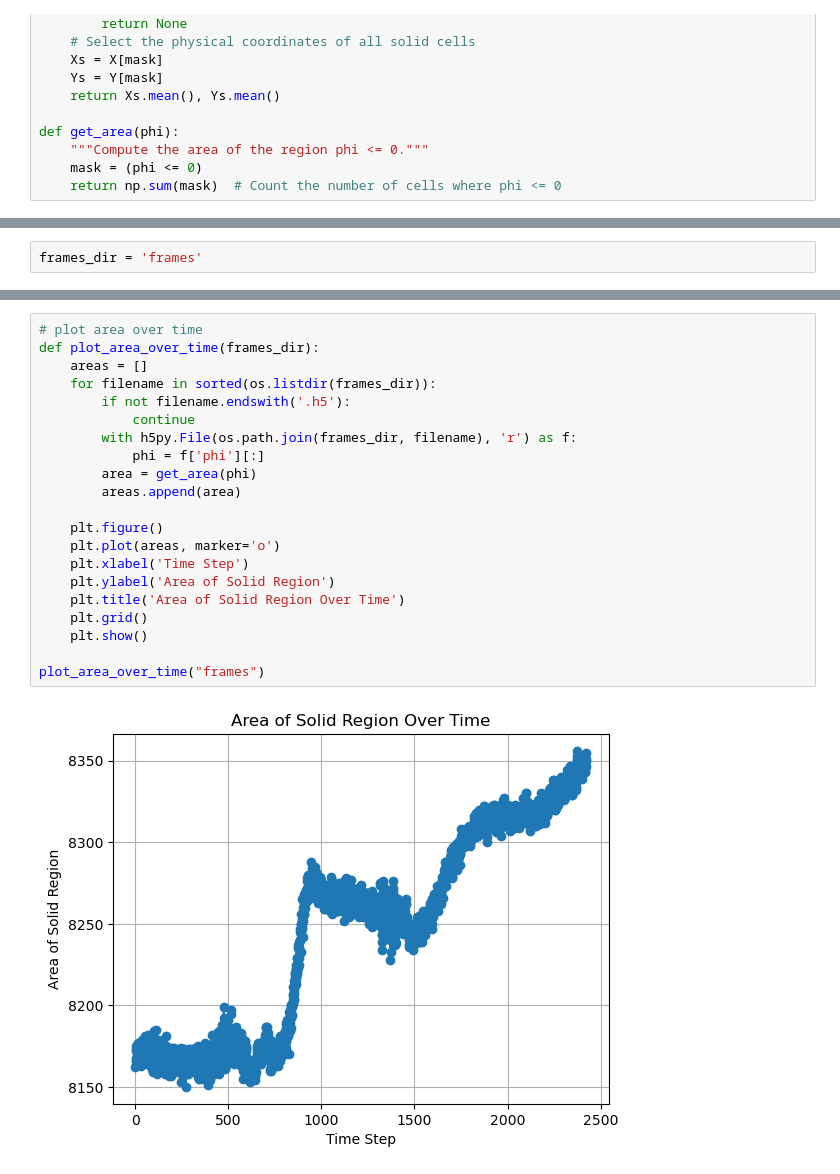
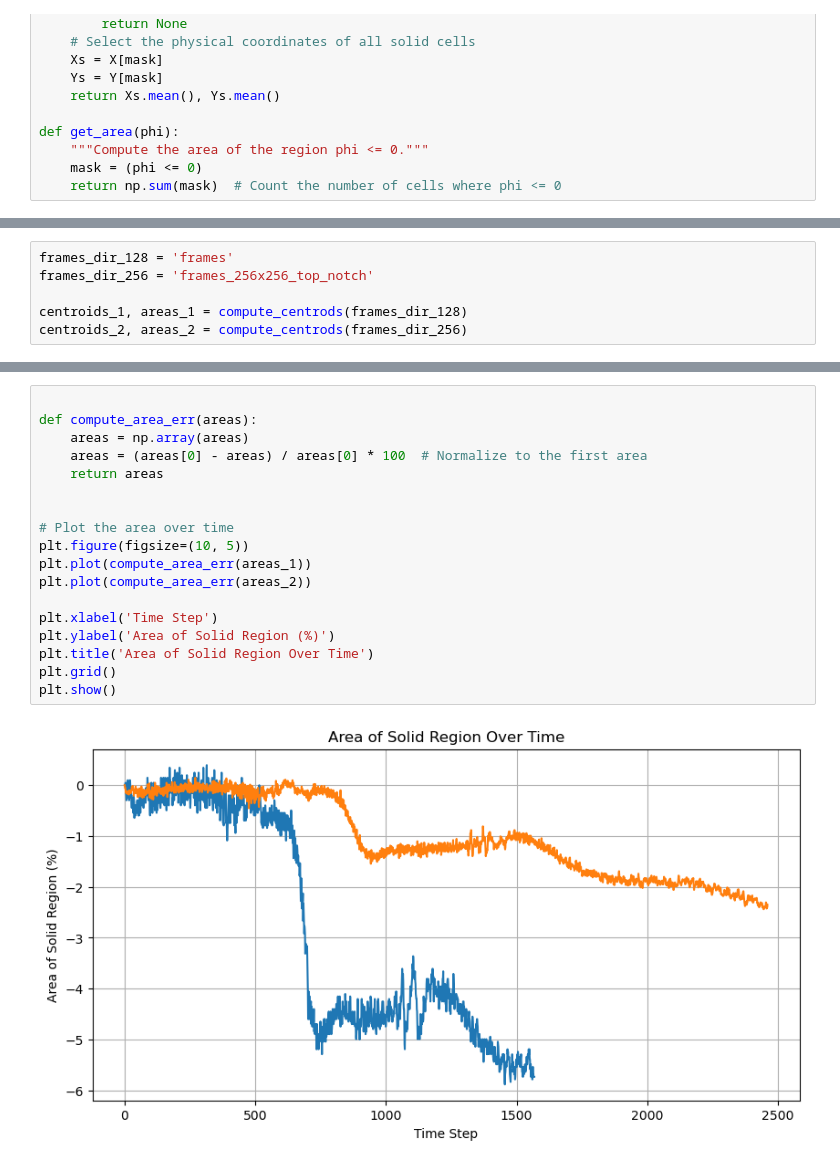
Before and after one commit to samanseifi/pyRMT, a Jupyter notebook: centroid.ipynb, the cells around one changed output, grey strips where cells are left out. Saved outputs shown, nothing was run; the diff lists cells and outputs as text.

```diff
--- a/centroid.ipynb
+++ b/centroid.ipynb
@@ -21,2 +47,6 @@ def get_area(phi):
 # %%
-frames_dir = 'frames'
+frames_dir_128 = 'frames'
+frames_dir_256 = 'frames_256x256_top_notch'
+
+centroids_1, areas_1 = compute_centrods(frames_dir_128)
+centroids_2, areas_2 = compute_centrods(frames_dir_256)
@@ -67,23 +89,20 @@ plt.show()
 # %%
-# plot area over time
-def plot_area_over_time(frames_dir):
-    areas = []
-    for filename in sorted(os.listdir(frames_dir)):
-        if not filename.endswith('.h5'):
-            continue
-        with h5py.File(os.path.join(frames_dir, filename), 'r') as f:
-            phi = f['phi'][:]
-        area = get_area(phi)
-        areas.append(area)
 
-    plt.figure()
-    plt.plot(areas, marker='o')
-    plt.xlabel('Time Step')
-    plt.ylabel('Area of Solid Region')
-    plt.title('Area of Solid Region Over Time')
-    plt.grid()
-    plt.show()
+def compute_area_err(areas):
+    areas = np.array(areas)
+    areas = (areas[0] - areas) / areas[0] * 100  # Normalize to the first area
+    return areas
 
-plot_area_over_time("frames")
+
+# Plot the area over time
+plt.figure(figsize=(10, 5))
+plt.plot(compute_area_err(areas_1))
+plt.plot(compute_area_err(areas_2))
+
+plt.xlabel('Time Step')
+plt.ylabel('Area of Solid Region (%)')
+plt.title('Area of Solid Region Over Time')
+plt.grid()
+plt.show()
 # %% [output]
-[figure, old version]
+[figure, new version]
```
Also changed, not shown: parts of 3 cells of this notebook, 2 other files.
